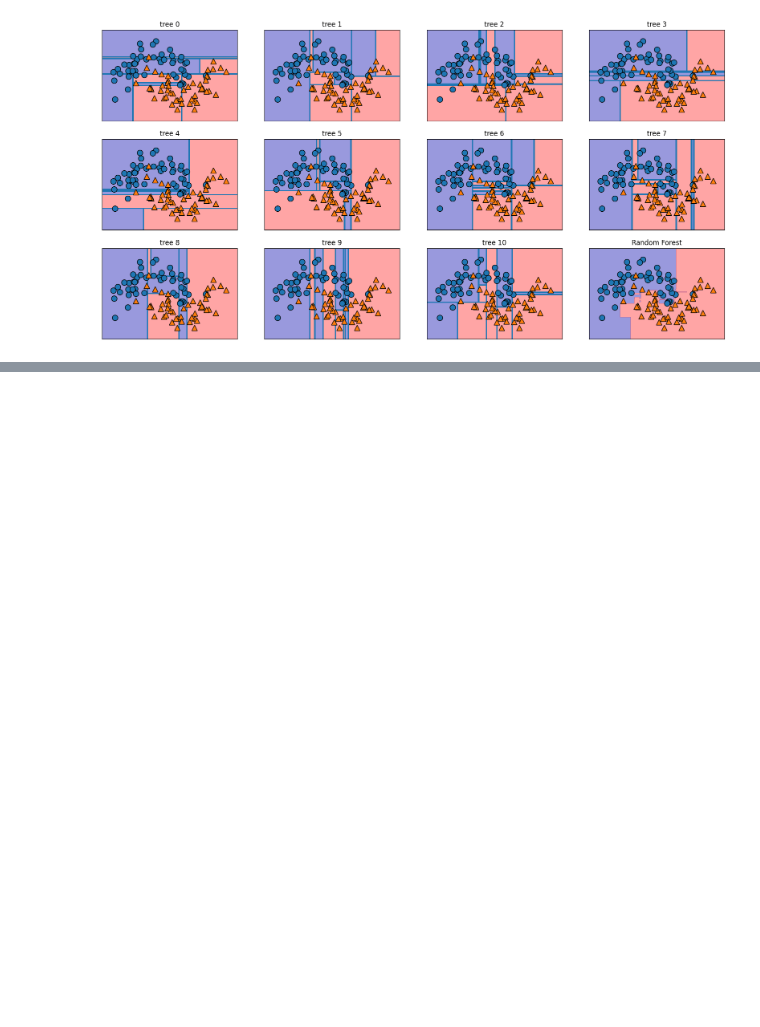
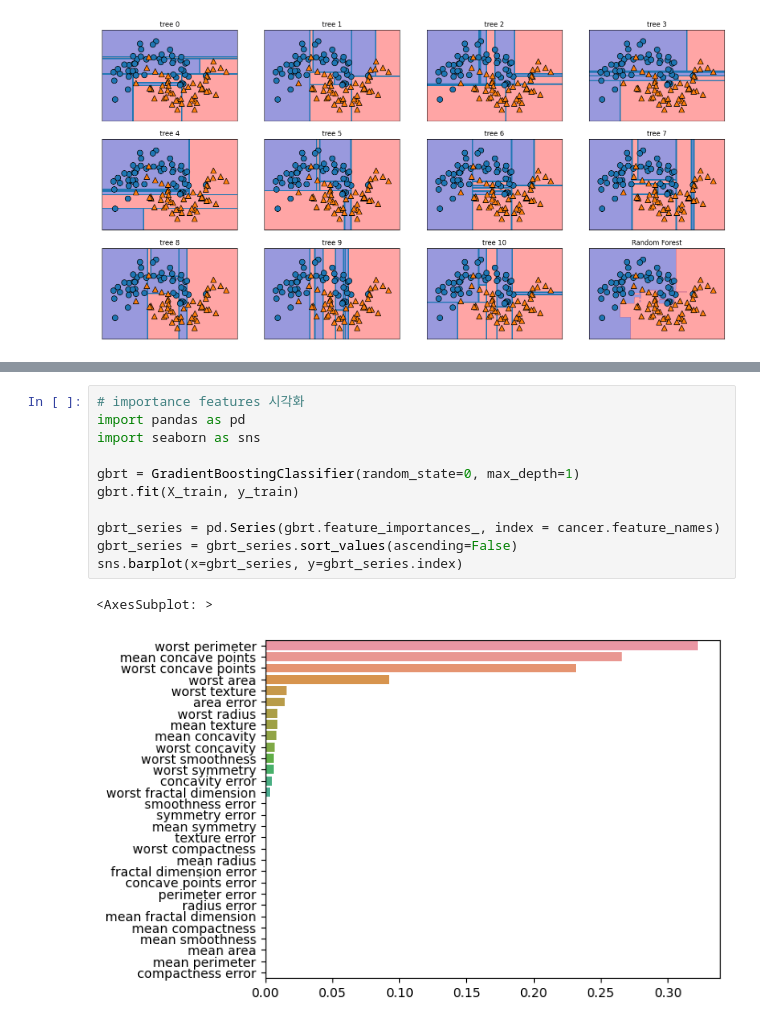
Before and after one commit to minglet/ML_study, a Jupyter notebook: ml_with_python/ensemble.ipynb, the cells around one changed output, grey strips where cells are left out. Cells and saved outputs as stored; diff of their text form; blank space fills up the shorter version.

```diff
--- a/ml_with_python/ensemble.ipynb
+++ b/ml_with_python/ensemble.ipynb
@@ -117,0 +185,14 @@ mglearn.discrete_scatter(X[:, 0], X[:, 1], y)
+# %%
+# importance features 시각화
+import pandas as pd
+import seaborn as sns
+
+gbrt = GradientBoostingClassifier(random_state=0, max_depth=1)
+gbrt.fit(X_train, y_train)
+
+gbrt_series = pd.Series(gbrt.feature_importances_, index = cancer.feature_names)
+gbrt_series = gbrt_series.sort_values(ascending=False)
+sns.barplot(x=gbrt_series, y=gbrt_series.index)
+# %% [output]
+<AxesSubplot: >
+[figure, added]
```
Also changed, not shown: parts of 8 cells of this notebook.
